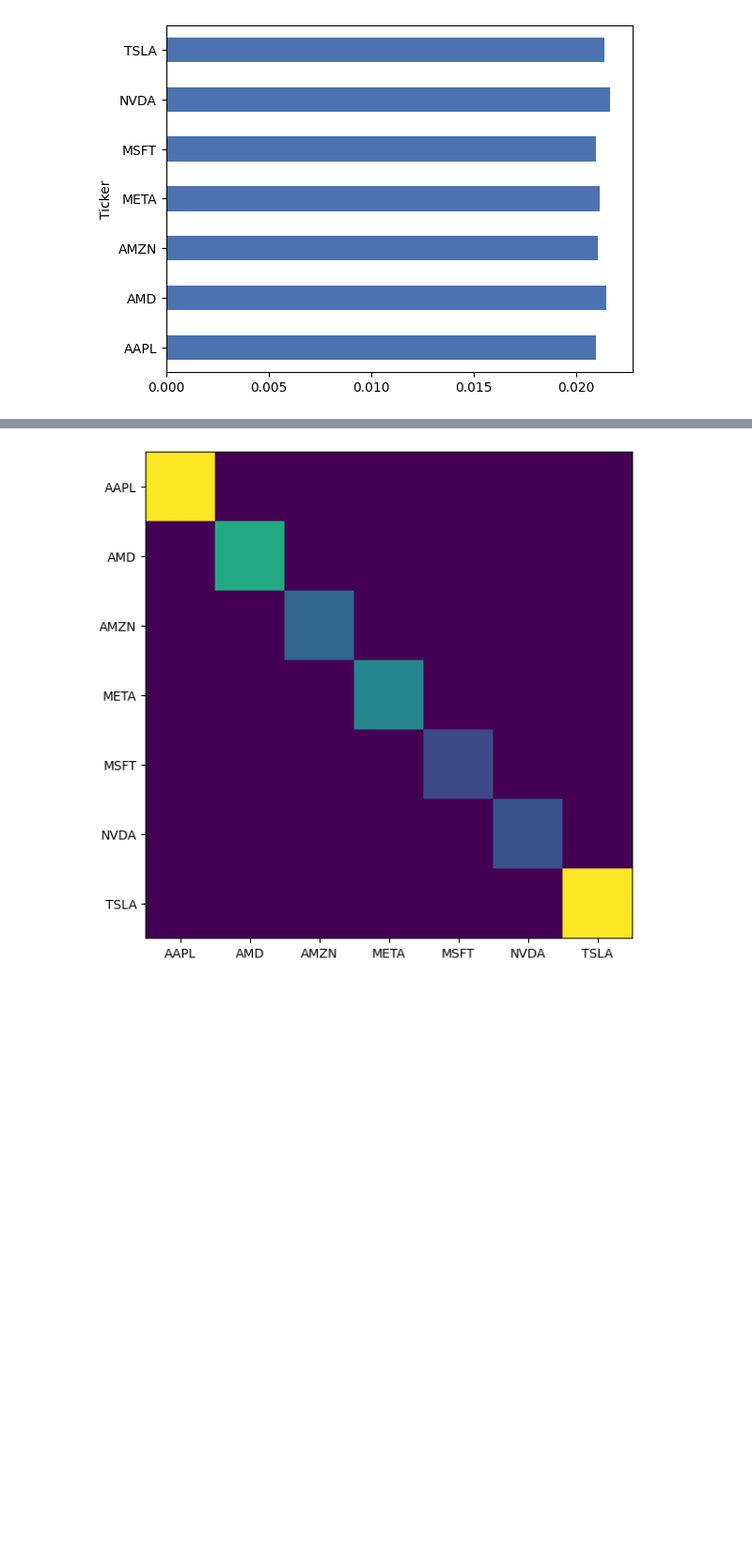
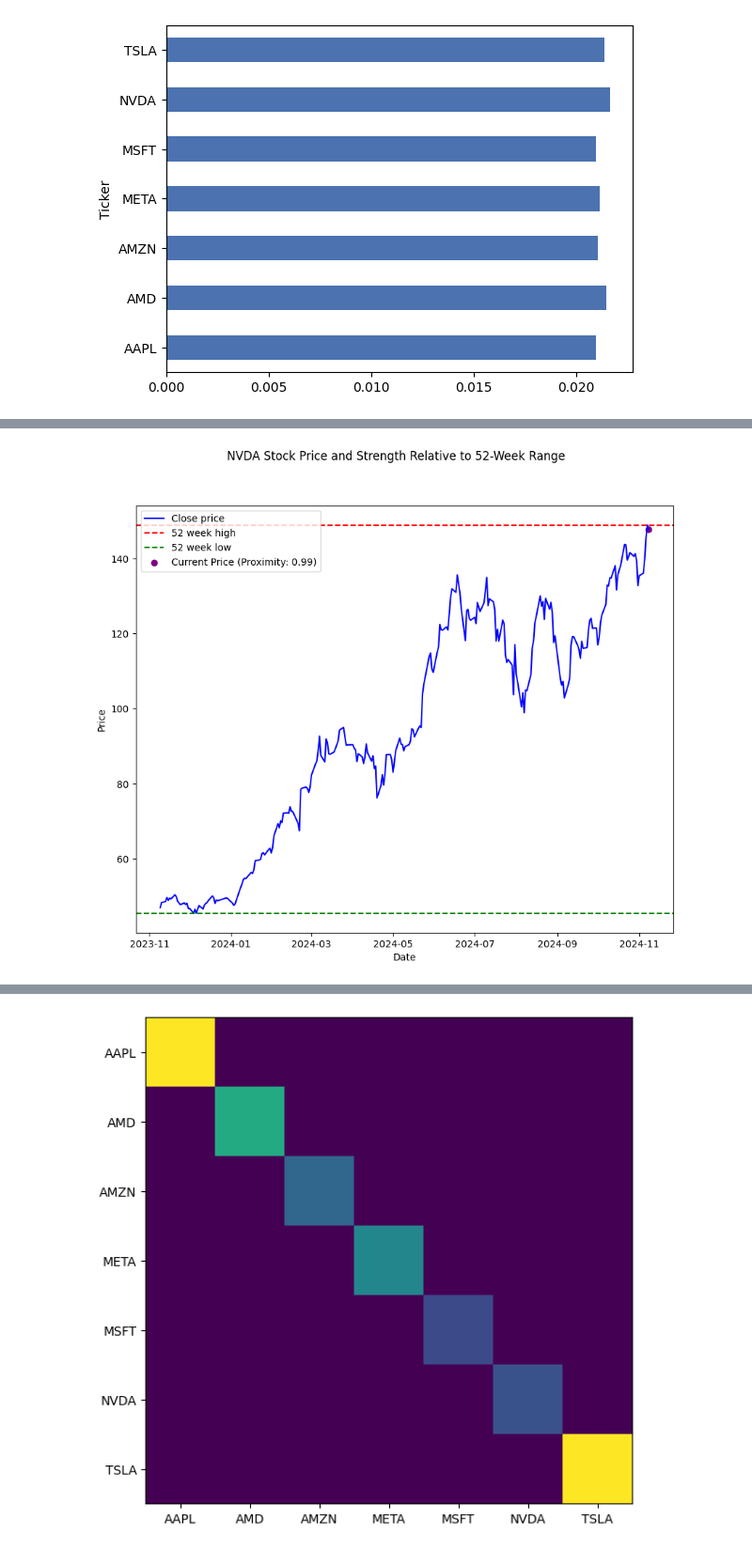
Before and after one commit to chantalmaskell/Black_Litterman_Portfolio_Optimisation, a Jupyter notebook: notebook.ipynb, the cells around one changed output, grey strips where cells are left out. Shown at 94% size. Saved outputs shown, nothing was run; the diff lists cells and outputs as text; code cells hidden in the pictures; blank space fills up the shorter version.

Commit message:
Cleaned up indicators and function to calculate overall FG score

```diff
--- a/notebook.ipynb
+++ b/notebook.ipynb
@@ -80,0 +170,35 @@ prior.plot.barh()
+# %%
+def plot_rsi(ticker: str, start_date: str = "2023-01-01", end_date: str = "2024-01-01"):
+    rsi_data = calculate_indiv_rsi(ticker, start_date=start_date, end_date=end_date)
+
+    fig, (ax1) = plt.subplots(1, 1, figsize=(10, 8), sharex=True)
+    fig.suptitle(f'{ticker} Relative Strength Index (RSI)')
+
+    ax1.plot(rsi_data.index, rsi_data['RSI'], label='RSI', color='purple')
+    ax1.axhline(70, color='red', linestyle='--', label='Overbought (70)')
+    ax1.axhline(30, color='green', linestyle='--', label='Oversold (30)')
+    ax1.set_ylabel('RSI')
+    ax1.set_xlabel('Date')
+    ax1.legend(loc='upper left')
+
+    plt.show()
+
+def plot_stock_price_strength(ticker: str):
+    proximity_to_high, high, low, current_price = stock_price_strength(ticker)
+
+    stock_data = yf.Ticker(ticker)
+    stock_history = stock_data.history(period="1y")
+
+    fig, (ax1) = plt.subplots(1, 1, figsize=(10, 8), sharex=True)
+    fig.suptitle(f'{ticker} Stock Price and Strength Relative to 52-Week Range')
+
+    ax1.plot(stock_history.index, stock_history['Close'], label='Close price', color='blue')
+    ax1.axhline(high, color='red', linestyle='--', label='52 week high')
+    ax1.axhline(low, color='green', linestyle='--', label='52 week low')
+    ax1.scatter(stock_history.index[-1], current_price, color='purple', label=f'Current Price (Proximity: {proximity_to_high:.2f})')
+
+    ax1.set_ylabel('Price')
+    ax1.set_xlabel('Date')
+    ax1.legend(loc='upper left')
+
+    plt.show()
@@ -80,0 +226,4 @@ prior.plot.barh()
+# %%
+stock_strength = plot_stock_price_strength('NVDA')
+# %% [output]
+[figure, added]
```
Also changed, not shown: parts of 11 cells of this notebook, 1 other file.
